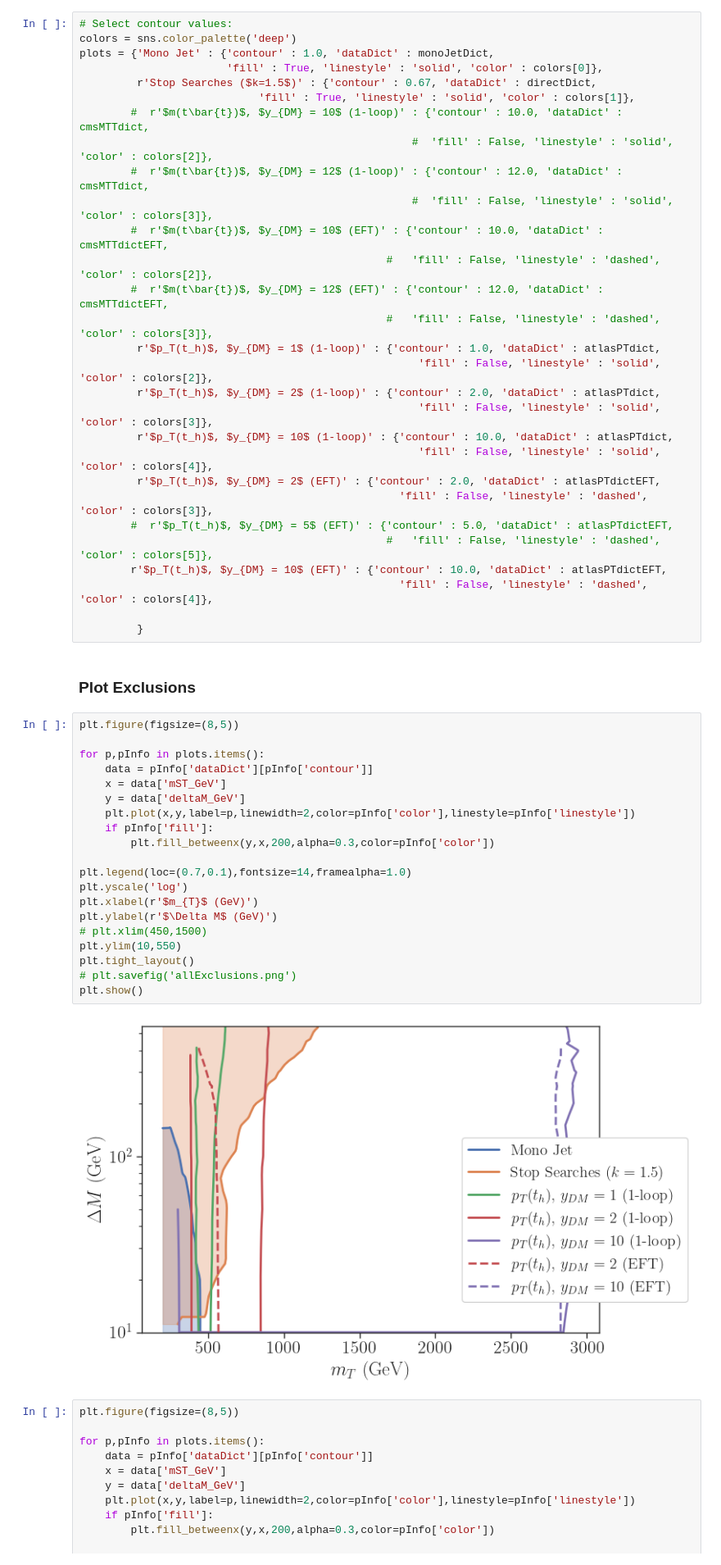
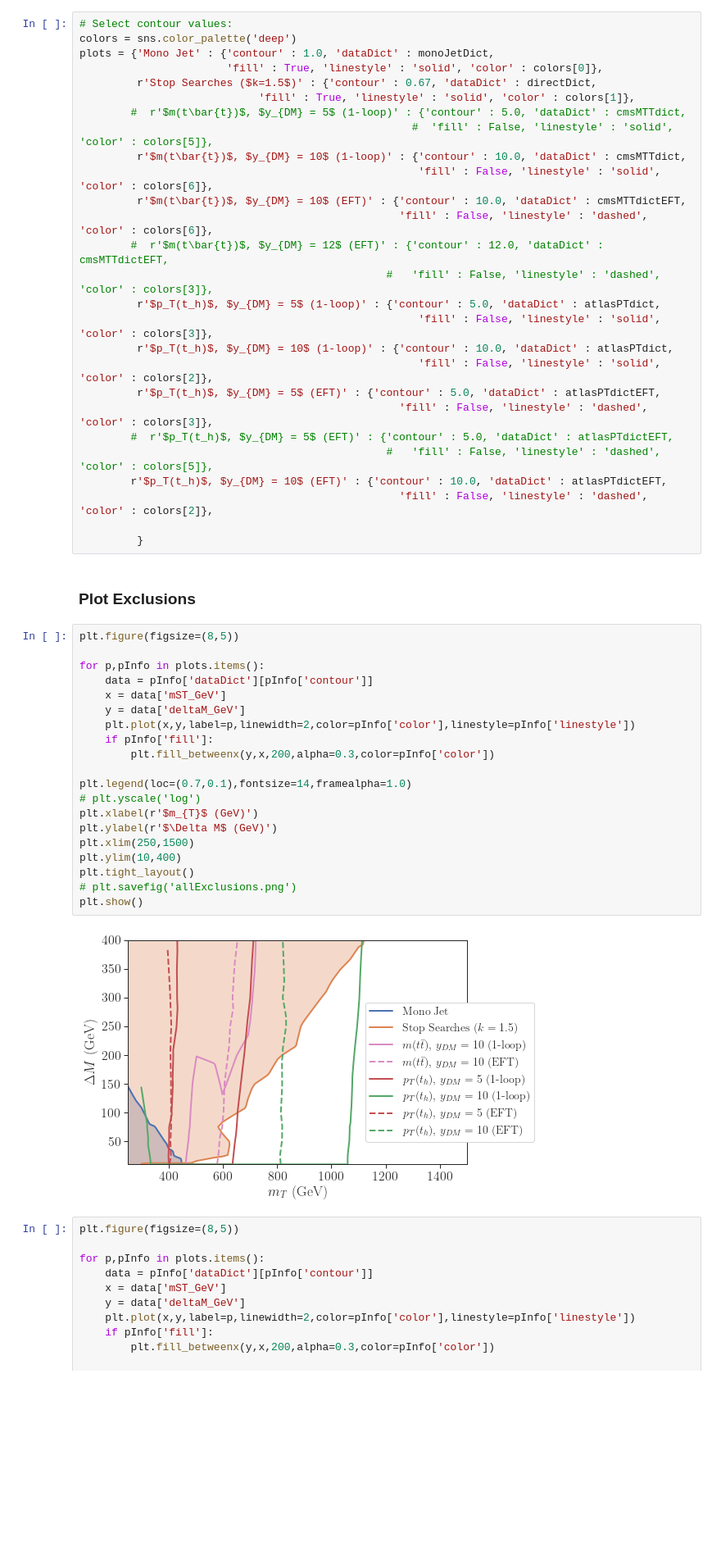
Before and after one commit to andlessa/SMStoEFT, a Jupyter notebook: notebooks/constraints/plots-AllExclusions.ipynb, the cells around one changed output. Shown at 82% size. Saved outputs shown, nothing was run; the diff lists cells and outputs as text; blank space fills up the shorter version.

Commit message:
Updated ATLAS curve

```diff
--- a/notebooks/constraints/plots-AllExclusions.ipynb
+++ b/notebooks/constraints/plots-AllExclusions.ipynb
@@ -64,26 +64,24 @@ plots = {'Mono Jet' : {'contour' : 1.0, 'dataDict' : monoJetDict,
                        'fill' : True, 'linestyle' : 'solid', 'color' : colors[0]},
          r'Stop Searches ($k=1.5$)' : {'contour' : 0.67, 'dataDict' : directDict,
                             'fill' : True, 'linestyle' : 'solid', 'color' : colors[1]},
-        #  r'$m(t\bar{t})$, $y_{DM} = 10$ (1-loop)' : {'contour' : 10.0, 'dataDict' : cmsMTTdict,
-                                                    #  'fill' : False, 'linestyle' : 'solid', 'color' : colors[2]},
-        #  r'$m(t\bar{t})$, $y_{DM} = 12$ (1-loop)' : {'contour' : 12.0, 'dataDict' : cmsMTTdict,
-                                                    #  'fill' : False, 'linestyle' : 'solid', 'color' : colors[3]},
-        #  r'$m(t\bar{t})$, $y_{DM} = 10$ (EFT)' : {'contour' : 10.0, 'dataDict' : cmsMTTdictEFT,
-                                                #   'fill' : False, 'linestyle' : 'dashed', 'color' : colors[2]},
+        #  r'$m(t\bar{t})$, $y_{DM} = 5$ (1-loop)' : {'contour' : 5.0, 'dataDict' : cmsMTTdict,
+                                                    #  'fill' : False, 'linestyle' : 'solid', 'color' : colors[5]},
+         r'$m(t\bar{t})$, $y_{DM} = 10$ (1-loop)' : {'contour' : 10.0, 'dataDict' : cmsMTTdict,
+                                                     'fill' : False, 'linestyle' : 'solid', 'color' : colors[6]},
+         r'$m(t\bar{t})$, $y_{DM} = 10$ (EFT)' : {'contour' : 10.0, 'dataDict' : cmsMTTdictEFT,
+                                                  'fill' : False, 'linestyle' : 'dashed', 'color' : colors[6]},
         #  r'$m(t\bar{t})$, $y_{DM} = 12$ (EFT)' : {'contour' : 12.0, 'dataDict' : cmsMTTdictEFT,
                                                 #   'fill' : False, 'linestyle' : 'dashed', 'color' : colors[3]},
-         r'$p_T(t_h)$, $y_{DM} = 1$ (1-loop)' : {'contour' : 1.0, 'dataDict' : atlasPTdict,
-                                                     'fill' : False, 'linestyle' : 'solid', 'color' : colors[2]},
-         r'$p_T(t_h)$, $y_{DM} = 2$ (1-loop)' : {'contour' : 2.0, 'dataDict' : atlasPTdict,
+         r'$p_T(t_h)$, $y_{DM} = 5$ (1-loop)' : {'contour' : 5.0, 'dataDict' : atlasPTdict,
                                                      'fill' : False, 'linestyle' : 'solid', 'color' : colors[3]},
          r'$p_T(t_h)$, $y_{DM} = 10$ (1-loop)' : {'contour' : 10.0, 'dataDict' : atlasPTdict,
-                                                     'fill' : False, 'linestyle' : 'solid', 'color' : colors[4]},
-         r'$p_T(t_h)$, $y_{DM} = 2$ (EFT)' : {'contour' : 2.0, 'dataDict' : atlasPTdictEFT,
+                                                     'fill' : False, 'linestyle' : 'solid', 'color' : colors[2]},
+         r'$p_T(t_h)$, $y_{DM} = 5$ (EFT)' : {'contour' : 5.0, 'dataDict' : atlasPTdictEFT,
                                                   'fill' : False, 'linestyle' : 'dashed', 'color' : colors[3]},
         #  r'$p_T(t_h)$, $y_{DM} = 5$ (EFT)' : {'contour' : 5.0, 'dataDict' : atlasPTdictEFT,
                                                 #   'fill' : False, 'linestyle' : 'dashed', 'color' : colors[5]},
         r'$p_T(t_h)$, $y_{DM} = 10$ (EFT)' : {'contour' : 10.0, 'dataDict' : atlasPTdictEFT,
-                                                  'fill' : False, 'linestyle' : 'dashed', 'color' : colors[4]},
+                                                  'fill' : False, 'linestyle' : 'dashed', 'color' : colors[2]},
 
          }
 # %% [markdown]
@@ -91,25 +89,25 @@ plots = {'Mono Jet' : {'contour' : 1.0, 'dataDict' : monoJetDict,
 # %%
 plt.figure(figsize=(8,5))
 
 for p,pInfo in plots.items():
     data = pInfo['dataDict'][pInfo['contour']]
     x = data['mST_GeV']
     y = data['deltaM_GeV']
     plt.plot(x,y,label=p,linewidth=2,color=pInfo['color'],linestyle=pInfo['linestyle'])
     if pInfo['fill']:
         plt.fill_betweenx(y,x,200,alpha=0.3,color=pInfo['color'])
 
 plt.legend(loc=(0.7,0.1),fontsize=14,framealpha=1.0)
-plt.yscale('log')
+# plt.yscale('log')
 plt.xlabel(r'$m_{T}$ (GeV)')
 plt.ylabel(r'$\Delta M$ (GeV)')
-# plt.xlim(450,1500)
-plt.ylim(10,550)
+plt.xlim(250,1500)
+plt.ylim(10,400)
 plt.tight_layout()
 # plt.savefig('allExclusions.png')
 plt.show()
 # %% [output]
-[figure, old version]
+[figure, new version]
 # %%
 plt.figure(figsize=(8,5))
 
```
Also changed, not shown: parts of 1 cell of this notebook, 6 other files.
